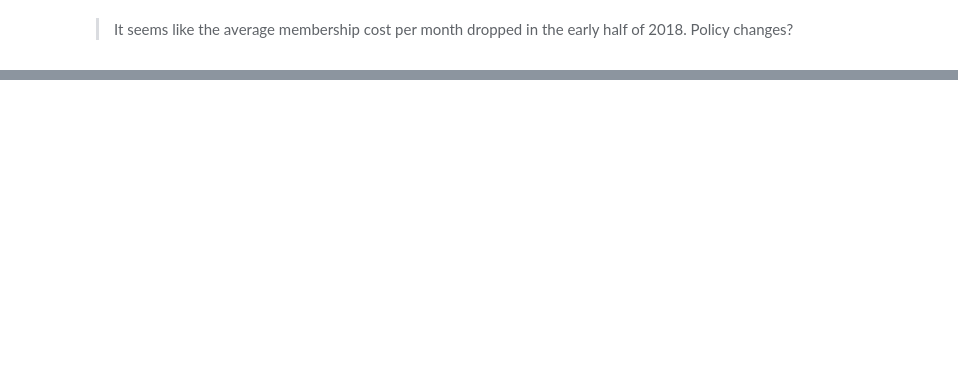
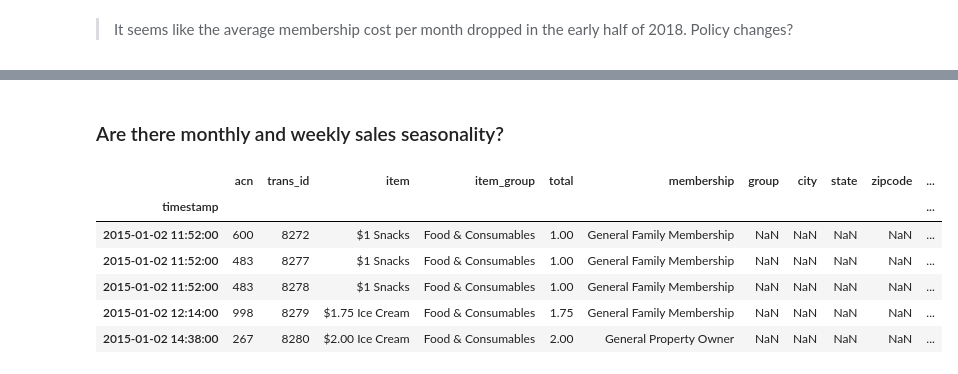
Before and after one commit to crisgiovanoni/jncc_project, a Jupyter notebook: bi_analysis.ipynb, the cells around one changed output, grey strips where cells are left out. Drawn from its saved outputs; the diff is of its cells as text; code cells hidden in the pictures; blank space fills up the shorter version.

```diff
--- a/bi_analysis.ipynb
+++ b/bi_analysis.ipynb
@@ -444,0 +409,2 @@ ax6.set(title="Event Sales")
+# %% [markdown]
+### Are there monthly and weekly sales seasonality?
@@ -444,0 +419,10 @@ ax6.set(title="Event Sales")
+# %%
+df_bar.head()
+# %% [output]
+|  | acn | trans_id | item | item_group | total | membership | group | city | state | zipcode | ... |
+| timestamp |  |  |  |  |  |  |  |  |  |  | ... |
+| 2015-01-02 11:52:00 | 600 | 8272 | $1 Snacks | Food & Consumables | 1.00 | General Family Membership | NaN | NaN | NaN | NaN | ... |
+| 2015-01-02 11:52:00 | 483 | 8277 | $1 Snacks | Food & Consumables | 1.00 | General Family Membership | NaN | NaN | NaN | NaN | ... |
+| 2015-01-02 11:52:00 | 483 | 8278 | $1 Snacks | Food & Consumables | 1.00 | General Family Membership | NaN | NaN | NaN | NaN | ... |
+| 2015-01-02 12:14:00 | 998 | 8279 | $1.75 Ice Cream | Food & Consumables | 1.75 | General Family Membership | NaN | NaN | NaN | NaN | ... |
+| 2015-01-02 14:38:00 | 267 | 8280 | $2.00 Ice Cream | Food & Consumables | 2.00 | General Property Owner | NaN | NaN | NaN | NaN | ... |
```
Also changed, not shown: parts of 30 cells of this notebook.
